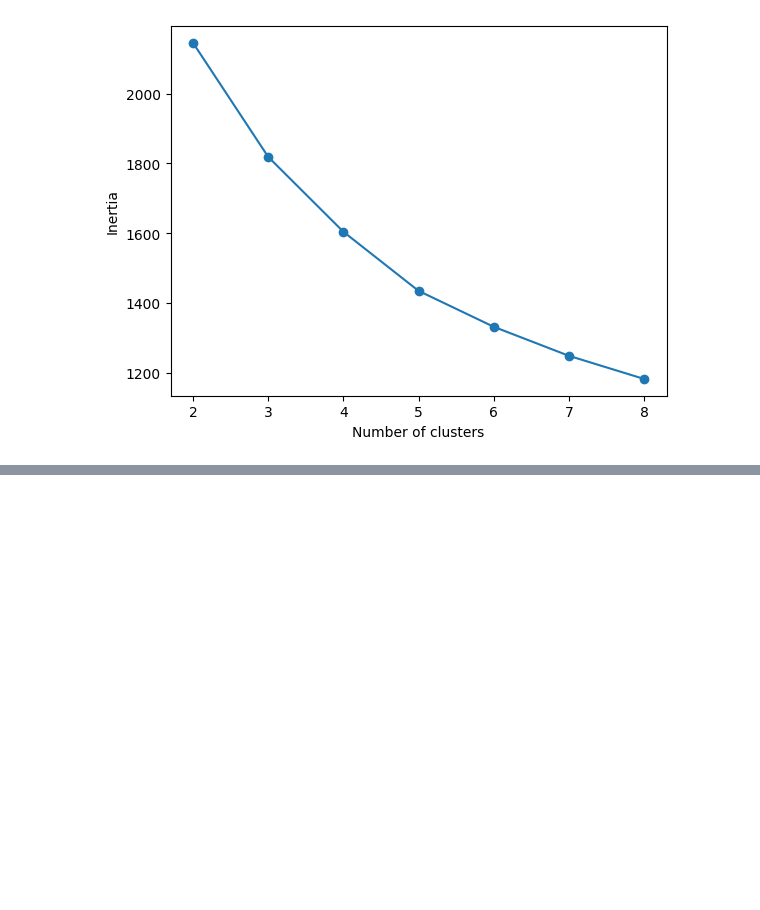
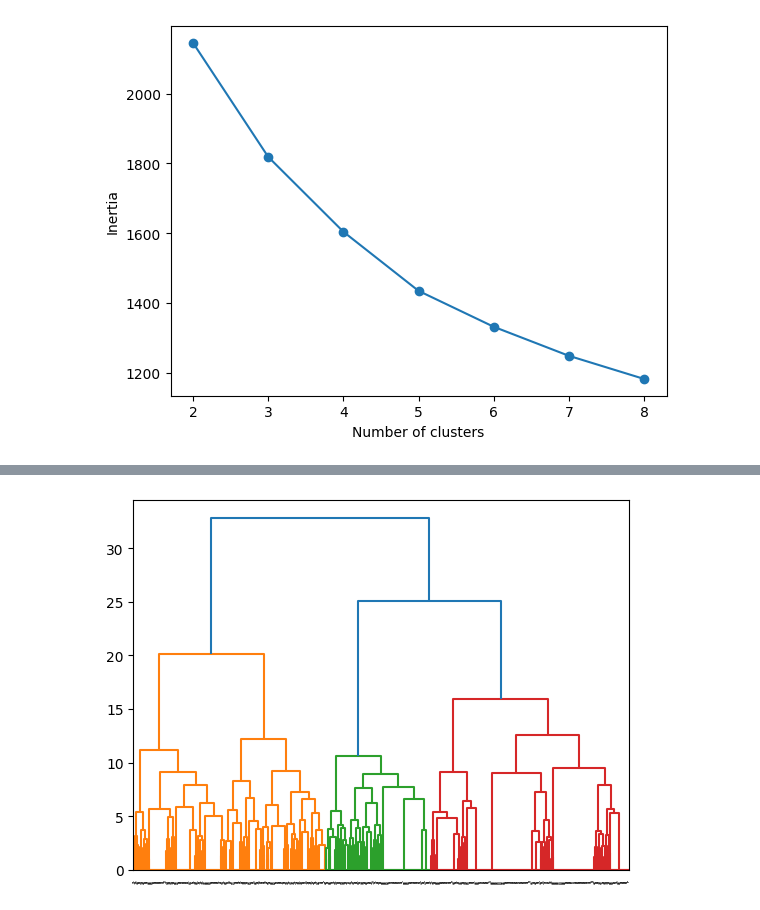
Before and after one commit to KAVINKUMAR1102/DATA-INVESTIGATION, a Jupyter notebook: McDonald's dataset.ipynb, the cells around one changed output, grey strips where cells are left out. Drawn from its saved outputs; the diff is of its cells as text; code cells hidden in the pictures; blank space fills up the shorter version.

```diff
--- a/McDonald's dataset.ipynb
+++ b/McDonald's dataset.ipynb
@@ -109,0 +182,12 @@ plt.show()
+# %%
+from scipy.cluster.hierarchy import linkage, dendrogram
+import matplotlib.pyplot as plt
+
+# compute the linkage matrix
+Z = linkage(MD_x, method='ward')
+
+# plot the dendrogram
+dendrogram(Z, leaf_rotation=90, leaf_font_size=1)
+plt.show()
+# %% [output]
+[figure, added]
```
Also changed, not shown: parts of 10 cells of this notebook.
